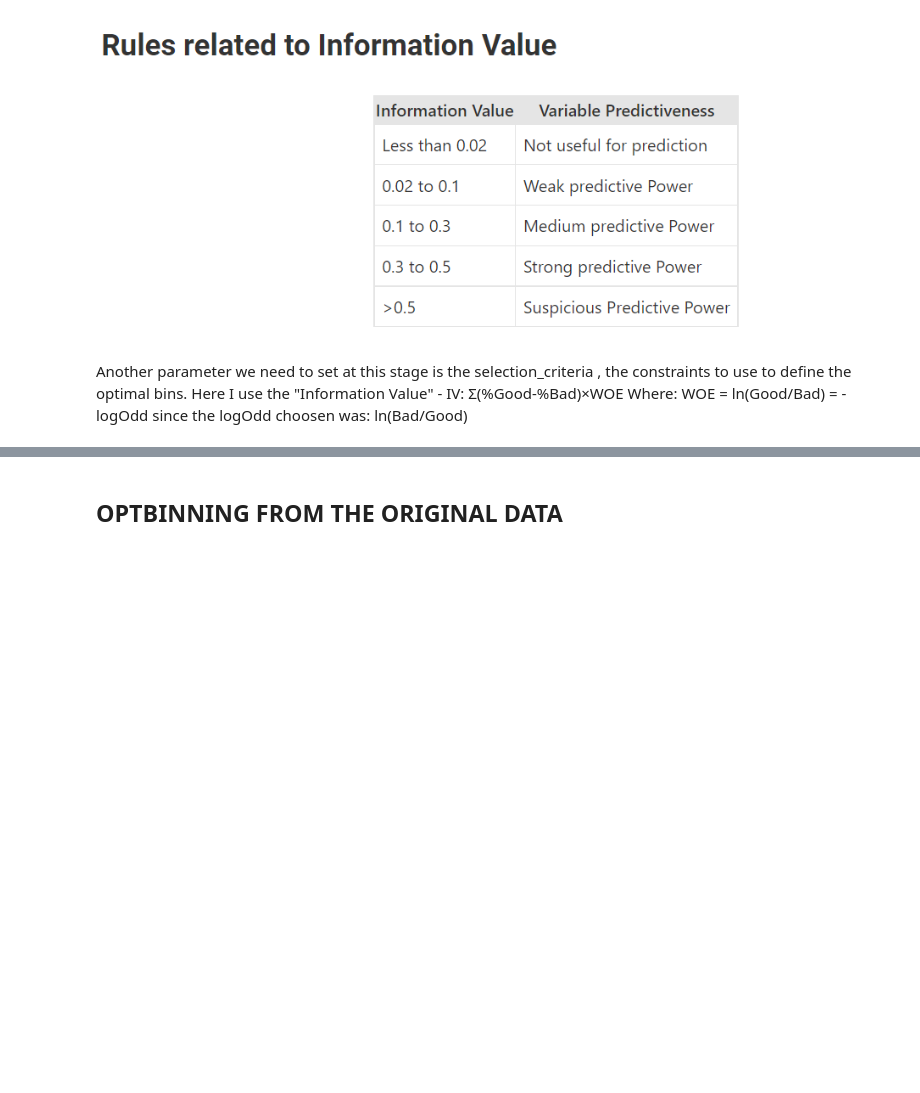
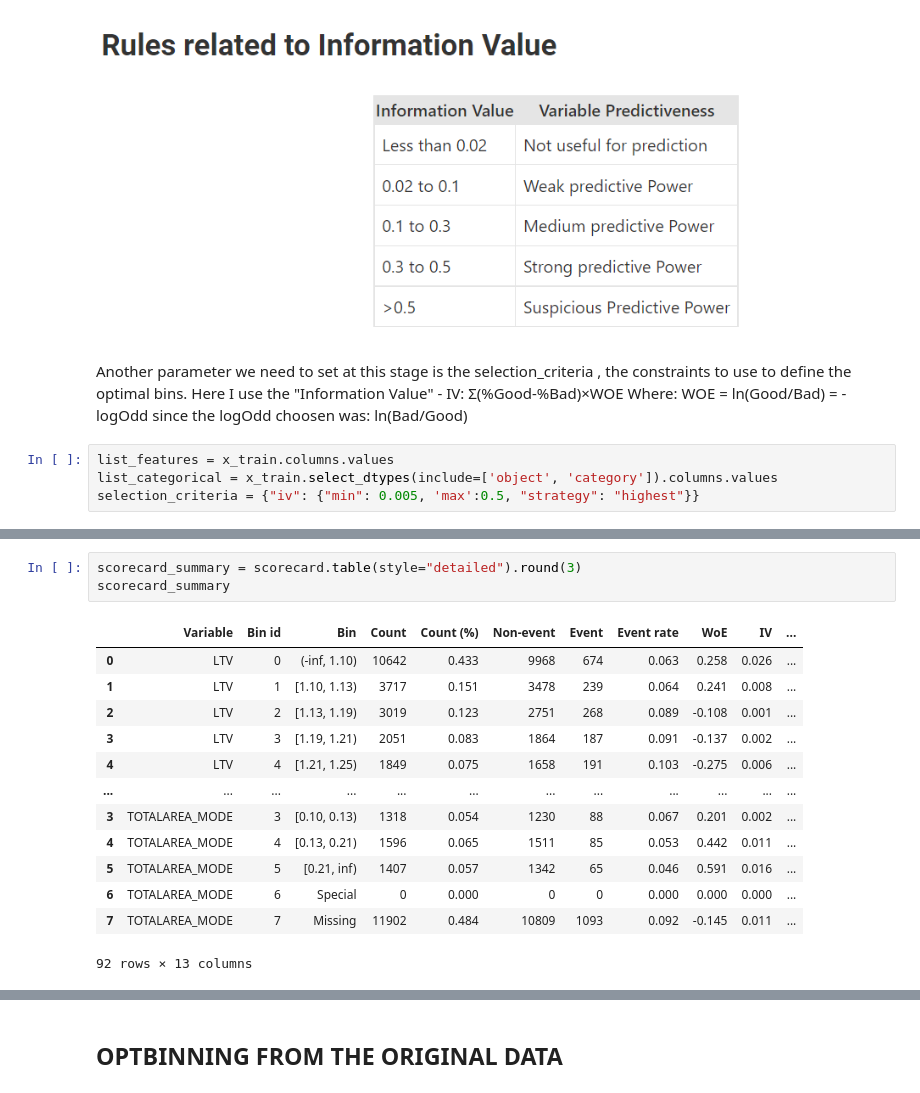
Before and after one commit to ynnn01/ynnn01.github.io, a Jupyter notebook: ScorecardDev_optbinning.ipynb, the cells around one changed output, grey strips where cells are left out. Cells and saved outputs as stored; diff of their text form; blank space fills up the shorter version.

```diff
--- a/ScorecardDev_optbinning.ipynb
+++ b/ScorecardDev_optbinning.ipynb
@@ -136,3 +136,7 @@ x_train.select_dtypes(include='object')
 ![123.png](embedded-picture-1) \
 Another parameter we need to set at this stage is the selection_criteria , the constraints to use to define the optimal bins. Here I use the "Information Value" - IV: Σ(%Good-%Bad)×WOE
 Where: WOE = ln(Good/Bad) = -logOdd since the logOdd choosen was: ln(Bad/Good)
+# %%
+list_features = x_train.columns.values
+list_categorical = x_train.select_dtypes(include=['object', 'category']).columns.values
+selection_criteria = {"iv": {"min": 0.005, 'max':0.5, "strategy": "highest"}}
@@ -138,0 +181,17 @@ Where: WOE = ln(Good/Bad) = -logOdd since the logOdd choosen was: ln(Bad/Good)
+# %%
+scorecard_summary = scorecard.table(style="detailed").round(3)
+scorecard_summary
+# %% [output]
+|  | Variable | Bin id | Bin | Count | Count (%) | Non-event | Event | Event rate | WoE | IV | ... |
+| 0 | LTV | 0 | (-inf, 1.10) | 10642 | 0.433 | 9968 | 674 | 0.063 | 0.258 | 0.026 | ... |
+| 1 | LTV | 1 | [1.10, 1.13) | 3717 | 0.151 | 3478 | 239 | 0.064 | 0.241 | 0.008 | ... |
+| 2 | LTV | 2 | [1.13, 1.19) | 3019 | 0.123 | 2751 | 268 | 0.089 | -0.108 | 0.001 | ... |
+| 3 | LTV | 3 | [1.19, 1.21) | 2051 | 0.083 | 1864 | 187 | 0.091 | -0.137 | 0.002 | ... |
+| 4 | LTV | 4 | [1.21, 1.25) | 1849 | 0.075 | 1658 | 191 | 0.103 | -0.275 | 0.006 | ... |
+| ... | ... | ... | ... | ... | ... | ... | ... | ... | ... | ... | ... |
+| 3 | TOTALAREA_MODE | 3 | [0.10, 0.13) | 1318 | 0.054 | 1230 | 88 | 0.067 | 0.201 | 0.002 | ... |
+| 4 | TOTALAREA_MODE | 4 | [0.13, 0.21) | 1596 | 0.065 | 1511 | 85 | 0.053 | 0.442 | 0.011 | ... |
+| 5 | TOTALAREA_MODE | 5 | [0.21, inf) | 1407 | 0.057 | 1342 | 65 | 0.046 | 0.591 | 0.016 | ... |
+| 6 | TOTALAREA_MODE | 6 | Special | 0 | 0.000 | 0 | 0 | 0.000 | 0.000 | 0.000 | ... |
+| 7 | TOTALAREA_MODE | 7 | Missing | 11902 | 0.484 | 10809 | 1093 | 0.092 | -0.145 | 0.011 | ... |
+92 rows × 13 columns
```
Also changed, not shown: parts of 9 cells of this notebook.
